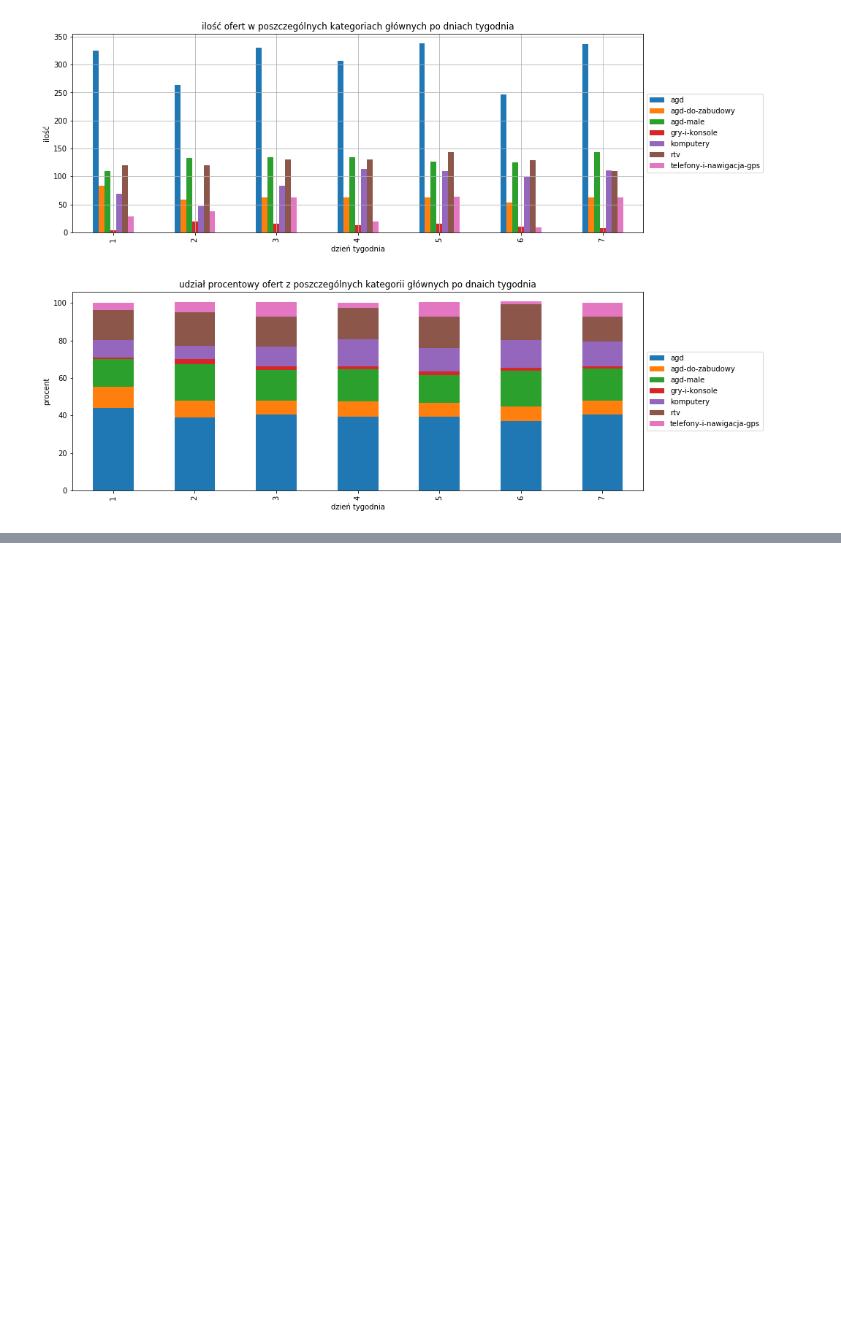
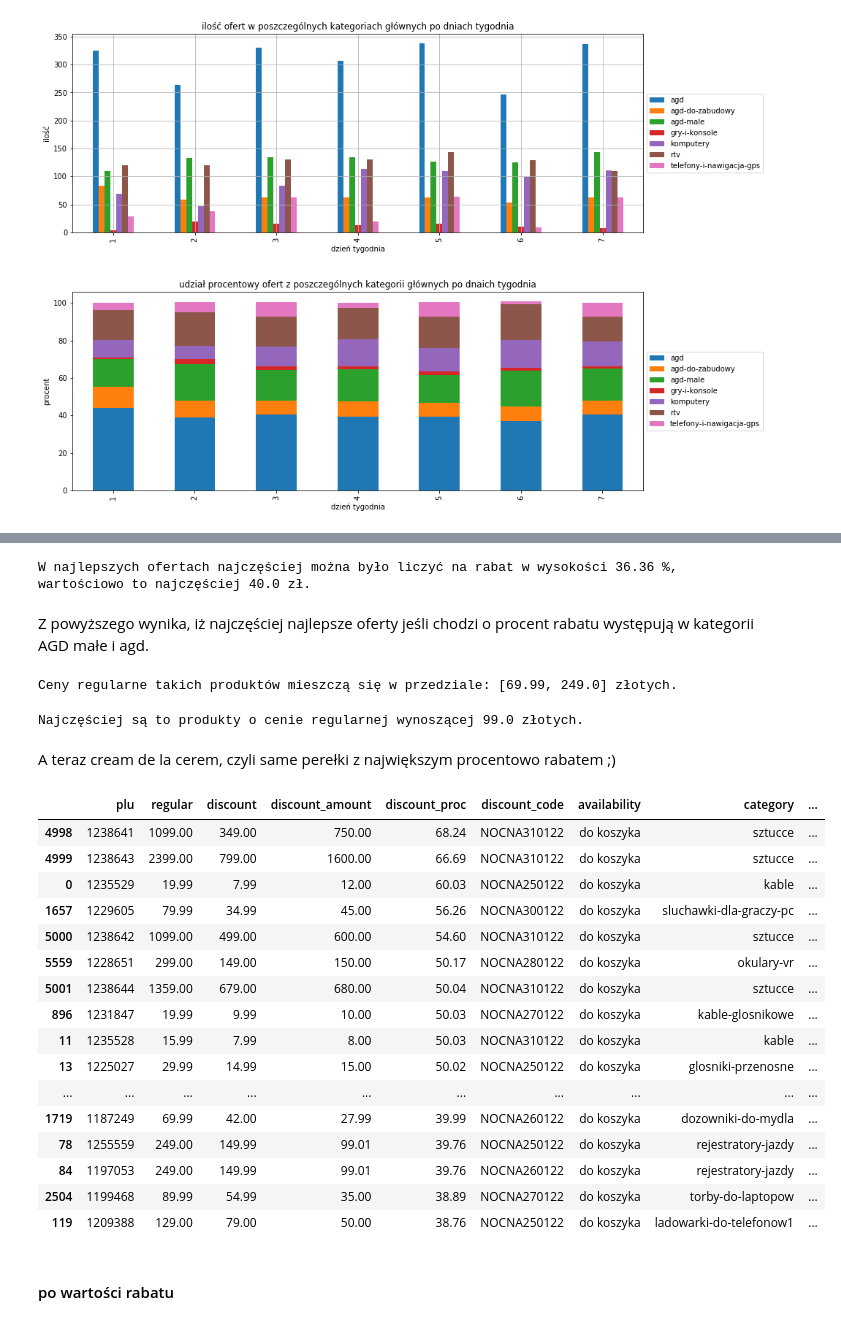
Before and after one commit to grzegorzpokorski/nocna-promocja-euro.com.pl, a Jupyter notebook: data_analysis.ipynb, the cells around one changed output, grey strips where cells are left out. Saved outputs shown, nothing was run; the diff lists cells and outputs as text; code cells hidden in the pictures; blank space fills up the shorter version.

```diff
--- a/data_analysis.ipynb
+++ b/data_analysis.ipynb
@@ -625,0 +624,41 @@ W najlepszych ofertach najczęściej można było liczyć na rabat w wysokości
+# %%
+print(f'W najlepszych ofertach najczęściej można było liczyć na rabat w wysokości {round(outliers.discount_proc.median(), 2)} %, wartościowo to najczęściej {round(outliers.discount_amount.median(), 2)} zł.')
+# %% [output]
+W najlepszych ofertach najczęściej można było liczyć na rabat w wysokości 36.36 %, wartościowo to najczęściej 40.0 zł.
+# %% [markdown]
+<p>Z powyższego wynika, iż najczęściej najlepsze oferty jeśli chodzi o procent rabatu występują w kategorii AGD małe i agd.</p>
+# %%
+print(f'Ceny regularne takich produktów mieszczą się w przedziale: {outliers.regular.quantile([.25,.75]).tolist()} złotych.')
+# %% [output]
+Ceny regularne takich produktów mieszczą się w przedziale: [69.99, 249.0] złotych.
+# %%
+print(f"Najczęściej są to produkty o cenie regularnej wynoszącej {outliers.regular.median()} złotych.")
+# %% [output]
+Najczęściej są to produkty o cenie regularnej wynoszącej 99.0 złotych.
+# %% [markdown]
+<p>A teraz cream de la cerem, czyli same perełki z największym procentowo rabatem ;)
+    </p>
+# %%
+pearls = outliers[outliers.discount_proc > outliers.discount_proc.quantile(.75)]
+
+pearls.drop_duplicates(subset=['plu','regular','discount']).sort_values(by='discount_proc', ascending=False)
+# %% [output]
+|  | plu | regular | discount | discount_amount | discount_proc | discount_code | availability | category | ... |
+| 4998 | 1238641 | 1099.00 | 349.00 | 750.00 | 68.24 | NOCNA310122 | do koszyka | sztucce | ... |
+| 4999 | 1238643 | 2399.00 | 799.00 | 1600.00 | 66.69 | NOCNA310122 | do koszyka | sztucce | ... |
+| 0 | 1235529 | 19.99 | 7.99 | 12.00 | 60.03 | NOCNA250122 | do koszyka | kable | ... |
+| 1657 | 1229605 | 79.99 | 34.99 | 45.00 | 56.26 | NOCNA300122 | do koszyka | sluchawki-dla-graczy-pc | ... |
+| 5000 | 1238642 | 1099.00 | 499.00 | 600.00 | 54.60 | NOCNA310122 | do koszyka | sztucce | ... |
+| 5559 | 1228651 | 299.00 | 149.00 | 150.00 | 50.17 | NOCNA280122 | do koszyka | okulary-vr | ... |
+| 5001 | 1238644 | 1359.00 | 679.00 | 680.00 | 50.04 | NOCNA310122 | do koszyka | sztucce | ... |
+| 896 | 1231847 | 19.99 | 9.99 | 10.00 | 50.03 | NOCNA270122 | do koszyka | kable-glosnikowe | ... |
+| 11 | 1235528 | 15.99 | 7.99 | 8.00 | 50.03 | NOCNA310122 | do koszyka | kable | ... |
+| 13 | 1225027 | 29.99 | 14.99 | 15.00 | 50.02 | NOCNA250122 | do koszyka | glosniki-przenosne | ... |
+| ... | ... | ... | ... | ... | ... | ... | ... | ... | ... |
+| 1719 | 1187249 | 69.99 | 42.00 | 27.99 | 39.99 | NOCNA260122 | do koszyka | dozowniki-do-mydla | ... |
+| 78 | 1255559 | 249.00 | 149.99 | 99.01 | 39.76 | NOCNA250122 | do koszyka | rejestratory-jazdy | ... |
+| 84 | 1197053 | 249.00 | 149.99 | 99.01 | 39.76 | NOCNA260122 | do koszyka | rejestratory-jazdy | ... |
+| 2504 | 1199468 | 89.99 | 54.99 | 35.00 | 38.89 | NOCNA270122 | do koszyka | torby-do-laptopow | ... |
+| 119 | 1209388 | 129.00 | 79.00 | 50.00 | 38.76 | NOCNA250122 | do koszyka | ladowarki-do-telefonow1 | ... |
+# %% [markdown]
+#### po wartości rabatu
```
Also changed, not shown: parts of 64 cells of this notebook.
